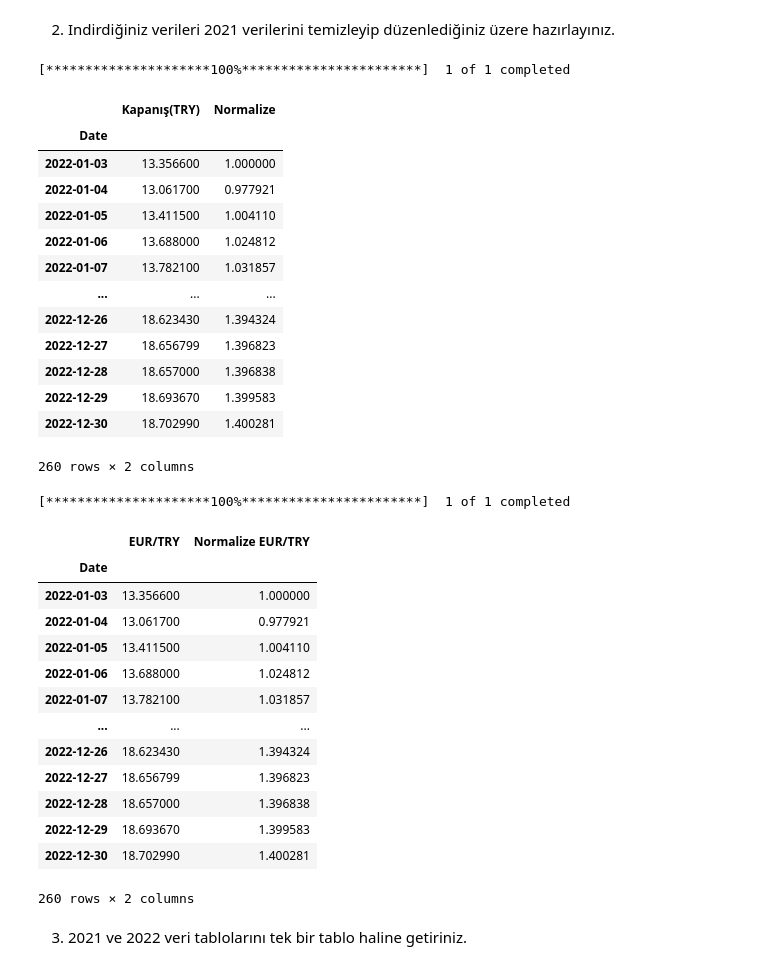
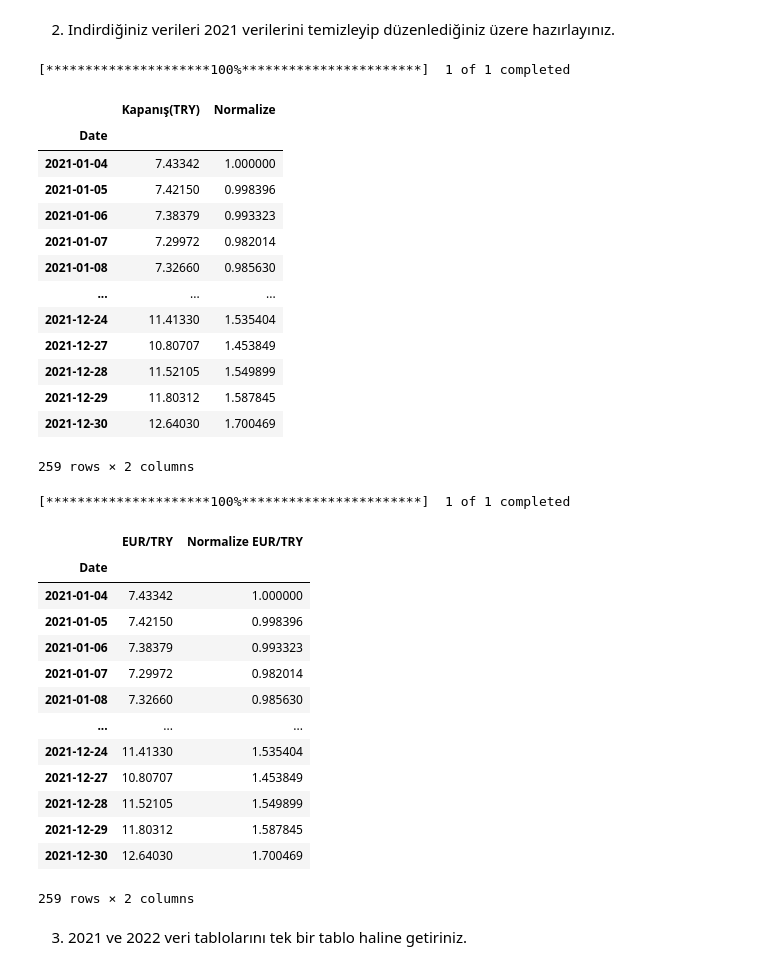
Before and after one commit to seydatasdan/GMKA_Seyda_Tasdan, a Jupyter notebook: Odev3_Python_Veri_Analizi_Egitimi__Şeyda_Taşdan.ipynb, the cells around one changed output. Cells and saved outputs as stored; diff of their text form; code cells hidden in the pictures.

```diff
--- a/Odev3_Python_Veri_Analizi_Egitimi__Şeyda_Taşdan.ipynb
+++ b/Odev3_Python_Veri_Analizi_Egitimi__Şeyda_Taşdan.ipynb
@@ -168,31 +168,31 @@ EUR_TRY = yf.download('EURTRY=X', start='2021-01-01', end='2021-12-31')
 # %% [markdown]
 2. Indirdiğiniz verileri 2021 verilerini temizleyip düzenlediğiniz üzere hazırlayınız.
 # %%
-B30 = yf.download('TRY=X', start = '2022-01-01' , end = '2022-12-31')
-B30 = B30[B30.index>'2022-01-01']
+B30 = yf.download('TRY=X', start = '2021-01-01' , end = '2021-12-31')
+B30 = B30[B30.index>'2021-01-01']
 B30 = B30[['Adj Close']]
 B30.columns = ['Kapanış(TRY)']
 B30['Normalize'] = B30['Kapanış(TRY)']/B30.iloc[0,0]
 B30
 # %% [output]
 [*********************100%***********************]  1 of 1 completed
 |  | Kapanış(TRY) | Normalize |
 | Date |  |  |
-| 2022-01-03 | 13.356600 | 1.000000 |
-| 2022-01-04 | 13.061700 | 0.977921 |
-| 2022-01-05 | 13.411500 | 1.004110 |
-| 2022-01-06 | 13.688000 | 1.024812 |
-| 2022-01-07 | 13.782100 | 1.031857 |
+| 2021-01-04 | 7.43342 | 1.000000 |
+| 2021-01-05 | 7.42150 | 0.998396 |
+| 2021-01-06 | 7.38379 | 0.993323 |
+| 2021-01-07 | 7.29972 | 0.982014 |
+| 2021-01-08 | 7.32660 | 0.985630 |
 | ... | ... | ... |
-| 2022-12-26 | 18.623430 | 1.394324 |
-| 2022-12-27 | 18.656799 | 1.396823 |
-| 2022-12-28 | 18.657000 | 1.396838 |
-| 2022-12-29 | 18.693670 | 1.399583 |
-| 2022-12-30 | 18.702990 | 1.400281 |
+| 2021-12-24 | 11.41330 | 1.535404 |
+| 2021-12-27 | 10.80707 | 1.453849 |
+| 2021-12-28 | 11.52105 | 1.549899 |
+| 2021-12-29 | 11.80312 | 1.587845 |
+| 2021-12-30 | 12.64030 | 1.700469 |
-260 rows × 2 columns
+259 rows × 2 columns
 # %%
-EUR_TRY = yf.download('TRY=X', start = '2022-01-01' , end = '2022-12-31')
-EUR_TRY = EUR_TRY[EUR_TRY.index>'2022-01-01']
+EUR_TRY = yf.download('TRY=X', start = '2021-01-01' , end = '2021-12-31')
+EUR_TRY = EUR_TRY[EUR_TRY.index>'2021-01-01']
 EUR_TRY = EUR_TRY[['Adj Close']]
 EUR_TRY.columns = ['EUR/TRY']
 EUR_TRY['Normalize EUR/TRY'] = EUR_TRY['EUR/TRY']/EUR_TRY.iloc[0,0]
@@ -201,17 +201,17 @@ EUR_TRY
 [*********************100%***********************]  1 of 1 completed
 |  | EUR/TRY | Normalize EUR/TRY |
 | Date |  |  |
-| 2022-01-03 | 13.356600 | 1.000000 |
-| 2022-01-04 | 13.061700 | 0.977921 |
-| 2022-01-05 | 13.411500 | 1.004110 |
-| 2022-01-06 | 13.688000 | 1.024812 |
-| 2022-01-07 | 13.782100 | 1.031857 |
+| 2021-01-04 | 7.43342 | 1.000000 |
+| 2021-01-05 | 7.42150 | 0.998396 |
+| 2021-01-06 | 7.38379 | 0.993323 |
+| 2021-01-07 | 7.29972 | 0.982014 |
+| 2021-01-08 | 7.32660 | 0.985630 |
 | ... | ... | ... |
-| 2022-12-26 | 18.623430 | 1.394324 |
-| 2022-12-27 | 18.656799 | 1.396823 |
-| 2022-12-28 | 18.657000 | 1.396838 |
-| 2022-12-29 | 18.693670 | 1.399583 |
-| 2022-12-30 | 18.702990 | 1.400281 |
+| 2021-12-24 | 11.41330 | 1.535404 |
+| 2021-12-27 | 10.80707 | 1.453849 |
+| 2021-12-28 | 11.52105 | 1.549899 |
+| 2021-12-29 | 11.80312 | 1.587845 |
+| 2021-12-30 | 12.64030 | 1.700469 |
-260 rows × 2 columns
+259 rows × 2 columns
 # %% [markdown]
 3. 2021 ve 2022 veri tablolarını tek bir tablo haline getiriniz.
```
Also changed, not shown: parts of 10 cells of this notebook.
